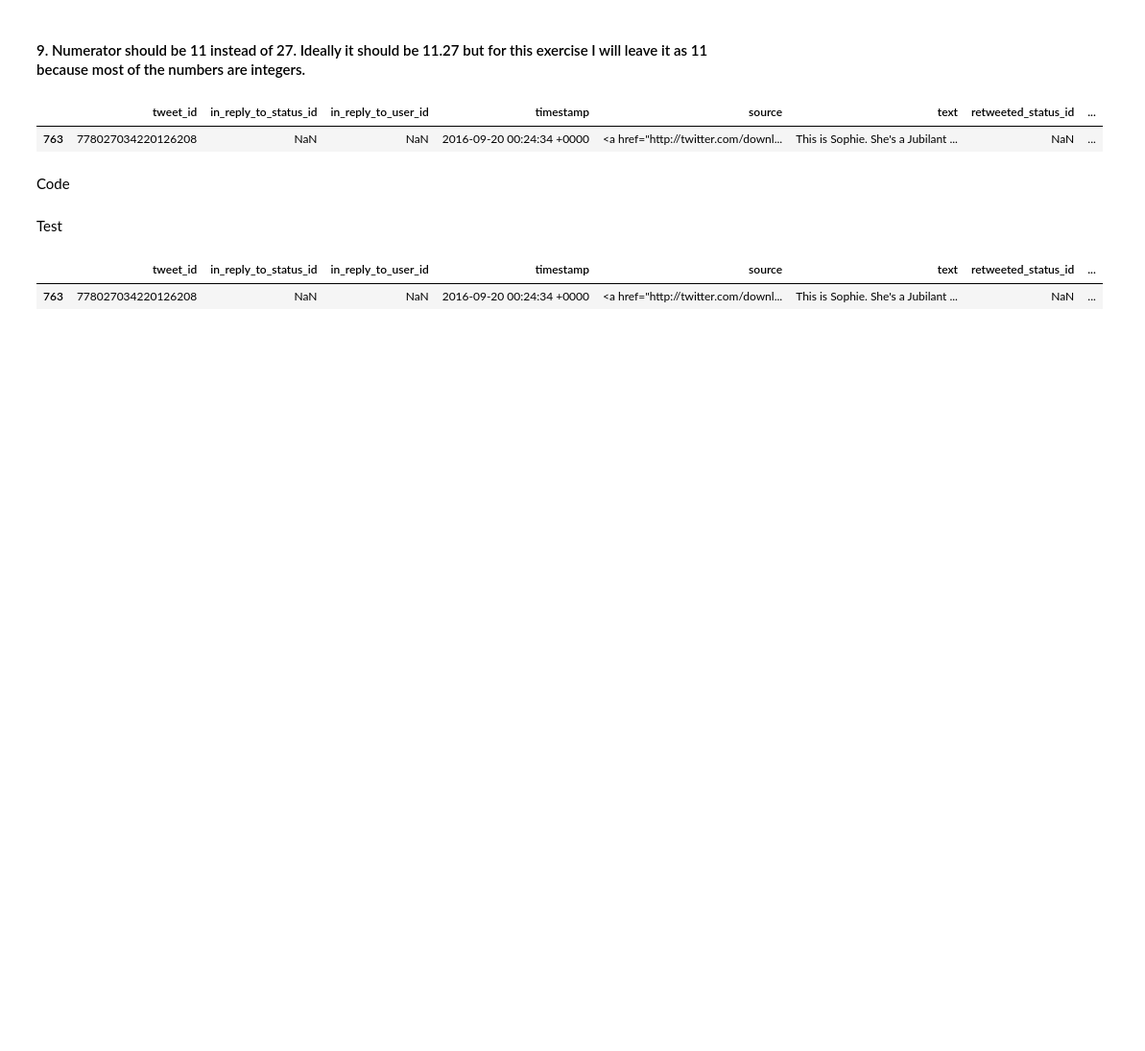
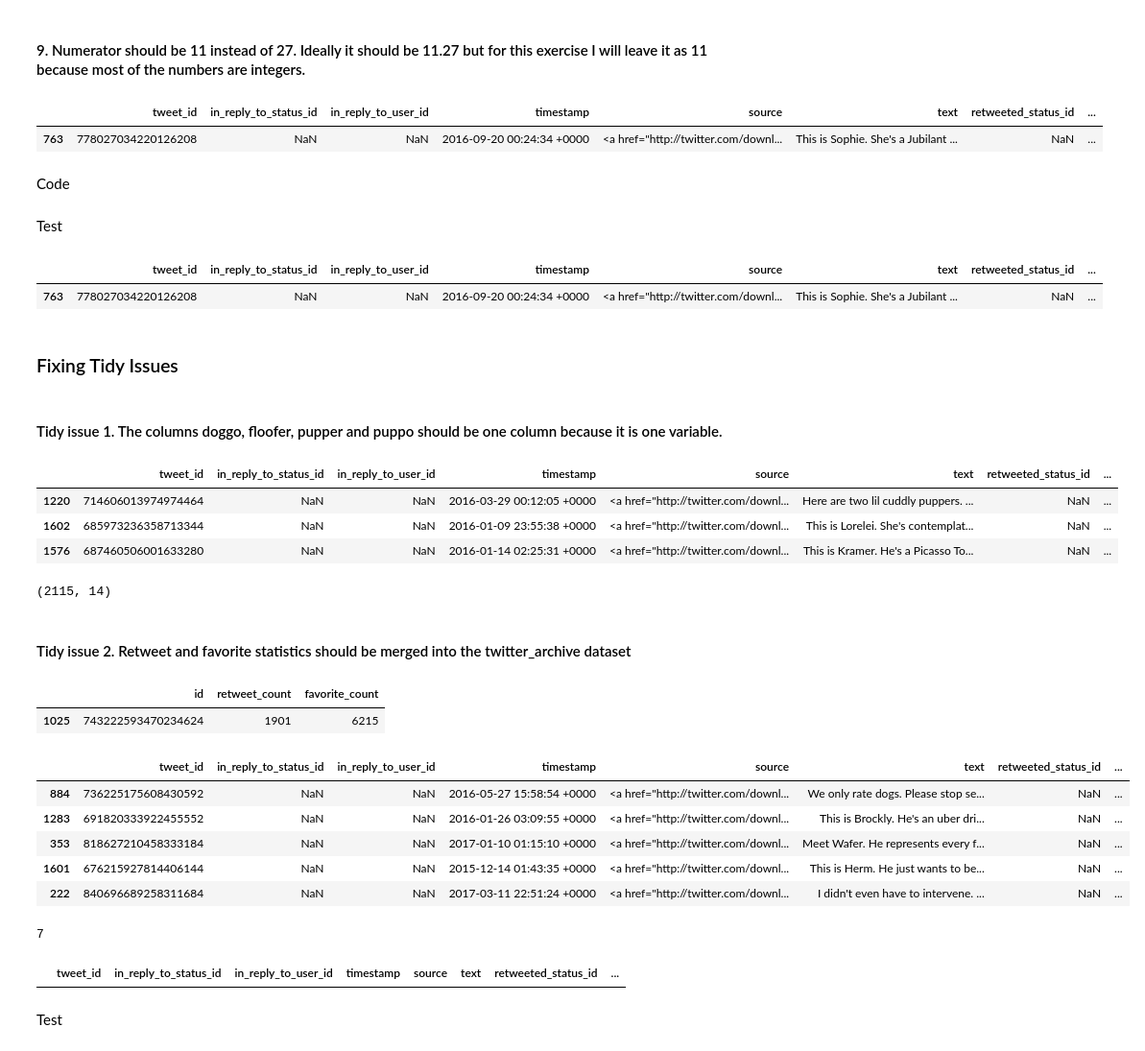
Before and after one commit to lizvqz/we_rate_dogs, a Jupyter notebook: wrangle_act.ipynb, the cells around one changed output. Shown at 96% size. Drawn from its saved outputs; the diff is of its cells as text; code cells hidden in the pictures; blank space fills up the shorter version.

```diff
--- a/wrangle_act.ipynb
+++ b/wrangle_act.ipynb
@@ -814,3 +804,7 @@ twitter_archive_cp.loc[mask]
 # %% [output]
 |  | tweet_id | in_reply_to_status_id | in_reply_to_user_id | timestamp | source | text | retweeted_status_id | ... |
 | 763 | 778027034220126208 | NaN | NaN | 2016-09-20 00:24:34 +0000 | <a href="http://twitter.com/downl... | This is Sophie. She's a Jubilant ... | NaN | ... |
+# %% [markdown]
+### Fixing Tidy Issues
+# %% [markdown]
+#### Tidy issue 1. The columns doggo, floofer, pupper and puppo should be one column because it is one variable.
@@ -816,0 +826,40 @@ twitter_archive_cp.loc[mask]
+# %%
+twitter_archive_cp['dog_stage'] = twitter_archive_cp.apply(dog_stage, axis=1)
+# %%
+twitter_archive_cp = twitter_archive_cp.drop(columns=['doggo', 'floofer', 'pupper', 'puppo'])
+# %%
+twitter_archive_cp.sample(3)
+# %% [output]
+|  | tweet_id | in_reply_to_status_id | in_reply_to_user_id | timestamp | source | text | retweeted_status_id | ... |
+| 1220 | 714606013974974464 | NaN | NaN | 2016-03-29 00:12:05 +0000 | <a href="http://twitter.com/downl... | Here are two lil cuddly puppers. ... | NaN | ... |
+| 1602 | 685973236358713344 | NaN | NaN | 2016-01-09 23:55:38 +0000 | <a href="http://twitter.com/downl... | This is Lorelei. She's contemplat... | NaN | ... |
+| 1576 | 687460506001633280 | NaN | NaN | 2016-01-14 02:25:31 +0000 | <a href="http://twitter.com/downl... | This is Kramer. He's a Picasso To... | NaN | ... |
+# %%
+twitter_archive_cp.shape
+# %% [output]
+(2115, 14)
+# %% [markdown]
+#### Tidy issue 2. Retweet and favorite statistics should be merged into the twitter_archive dataset
+# %%
+tweet_details_df.sample(1)
+# %% [output]
+|  | id | retweet_count | favorite_count |
+| 1025 | 743222593470234624 | 1901 | 6215 |
+# %%
+tweet_details_df.rename(columns={"id": "tweet_id"}, inplace=True)
+# %%
+twitter_archive_clean = pd.merge(twitter_archive_cp, tweet_details_df,
+                                on=['tweet_id'], how='left')
+# %%
+twitter_archive_clean.sample(5)
+# %% [output]
+|  | tweet_id | in_reply_to_status_id | in_reply_to_user_id | timestamp | source | text | retweeted_status_id | ... |
+| 884 | 736225175608430592 | NaN | NaN | 2016-05-27 15:58:54 +0000 | <a href="http://twitter.com/downl... | We only rate dogs. Please stop se... | NaN | ... |
+| 1283 | 691820333922455552 | NaN | NaN | 2016-01-26 03:09:55 +0000 | <a href="http://twitter.com/downl... | This is Brockly. He's an uber dri... | NaN | ... |
+| 353 | 818627210458333184 | NaN | NaN | 2017-01-10 01:15:10 +0000 | <a href="http://twitter.com/downl... | Meet Wafer. He represents every f... | NaN | ... |
+| 1601 | 676215927814406144 | NaN | NaN | 2015-12-14 01:43:35 +0000 | <a href="http://twitter.com/downl... | This is Herm. He just wants to be... | NaN | ... |
+| 222 | 840696689258311684 | NaN | NaN | 2017-03-11 22:51:24 +0000 | <a href="http://twitter.com/downl... | I didn't even have to intervene. ... | NaN | ... |
+# %%
+twitter_archive_clean.query('retweet_count == "NaN" or favorite_count == "NaN"').tweet_id.count()
+# %% [output]
+7
@@ -816,0 +870,6 @@ twitter_archive_cp.loc[mask]
+# %%
+twitter_archive_clean.query('retweet_count == "NaN" or favorite_count == "NaN"')
+# %% [output]
+|  | tweet_id | in_reply_to_status_id | in_reply_to_user_id | timestamp | source | text | retweeted_status_id | ... |
+# %% [markdown]
+Test
```
Also changed, not shown: parts of 21 cells of this notebook.
